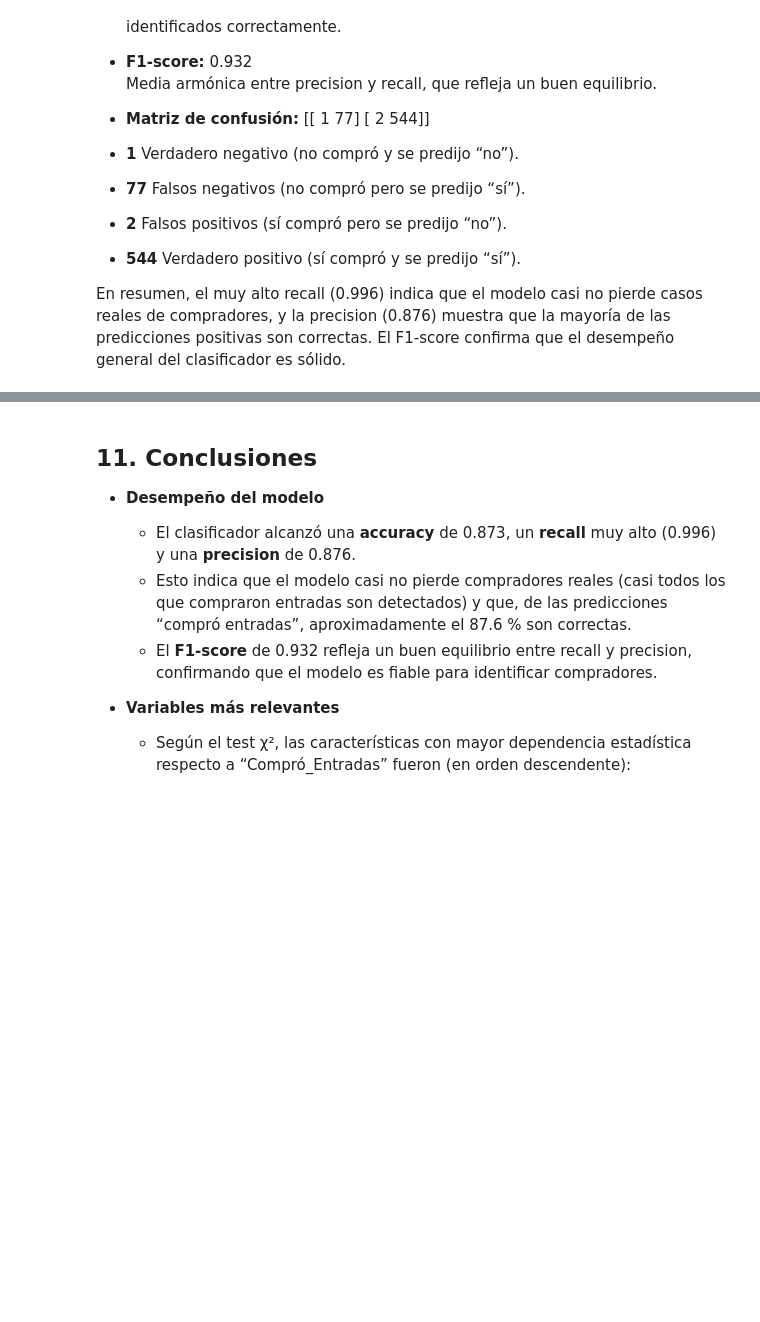
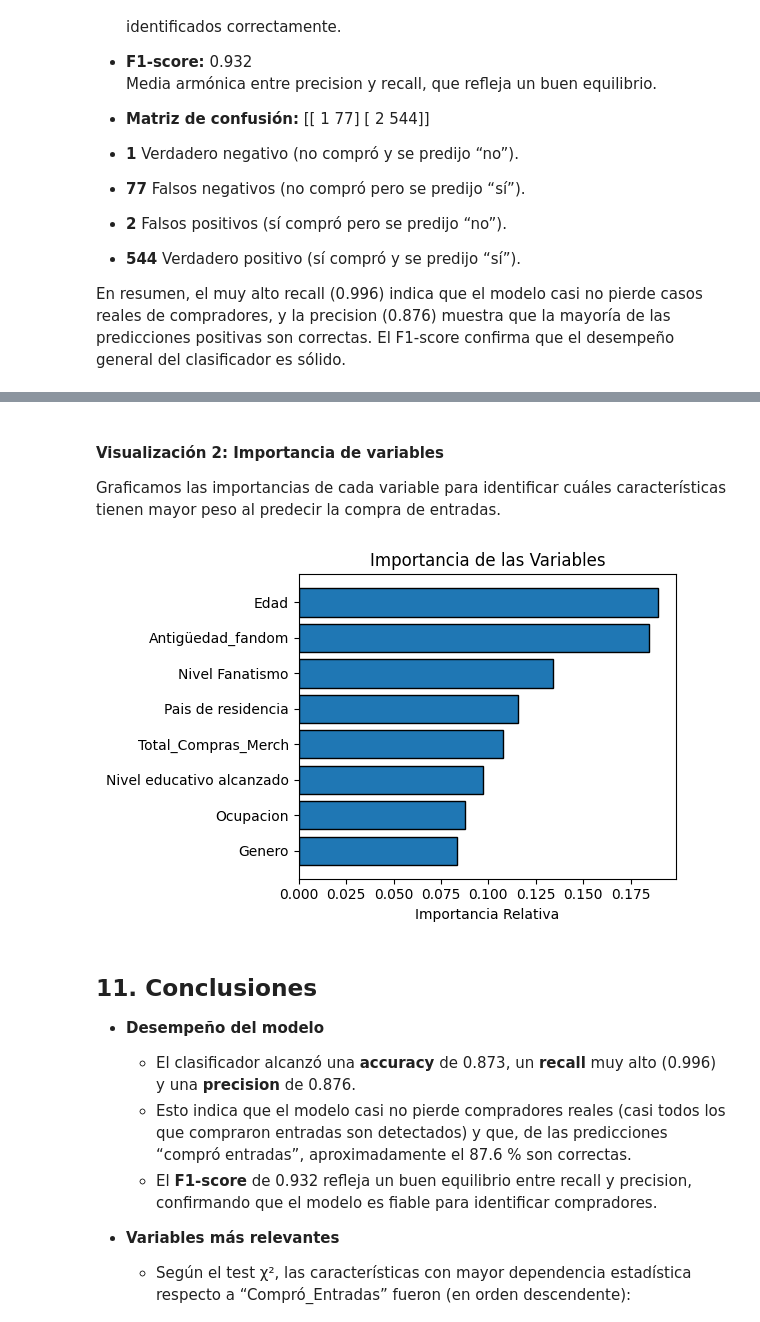
Before and after one commit to chiara5086/ds-encuesta, a Jupyter notebook: ProyectoDS_ParteIII_Arias.ipynb, the cells around one changed output, grey strips where cells are left out. Cells and saved outputs as stored; diff of their text form; code cells hidden in the pictures; blank space fills up the shorter version.

```diff
--- a/ProyectoDS_ParteIII_Arias.ipynb
+++ b/ProyectoDS_ParteIII_Arias.ipynb
@@ -833,3 +853,26 @@ En resumen, el muy alto recall (0.996) indica que el modelo casi no pierde casos
+# %% [markdown]
+#### **Visualización 2: Importancia de variables**
+
+Graficamos las importancias de cada variable para identificar cuáles características tienen mayor peso al predecir la compra de entradas.
+# %%
+# Extraemos importancias del RandomForest entrenado
+importancias = clf.feature_importances_
+nombres = X_reducido.columns
+
+# Ordenar de mayor a menor importancia
+indices = importancias.argsort()[::-1]
+importancias_ordenadas = importancias[indices]
+nombres_ordenados = nombres[indices]
+
+plt.figure(figsize=(6, 4))
+plt.barh(range(len(importancias_ordenadas)), importancias_ordenadas[::-1], edgecolor='k')
+plt.yticks(range(len(nombres_ordenados)), nombres_ordenados[::-1])
+plt.title('Importancia de las Variables')
+plt.xlabel('Importancia Relativa')
+plt.tight_layout()
+plt.show()
+# %% [output]
+[figure, added]
 # %% [markdown]
 <a id="#11-conclusiones"></a>
 ## **11. Conclusiones**
```
Also changed, not shown: parts of 2 cells of this notebook.
